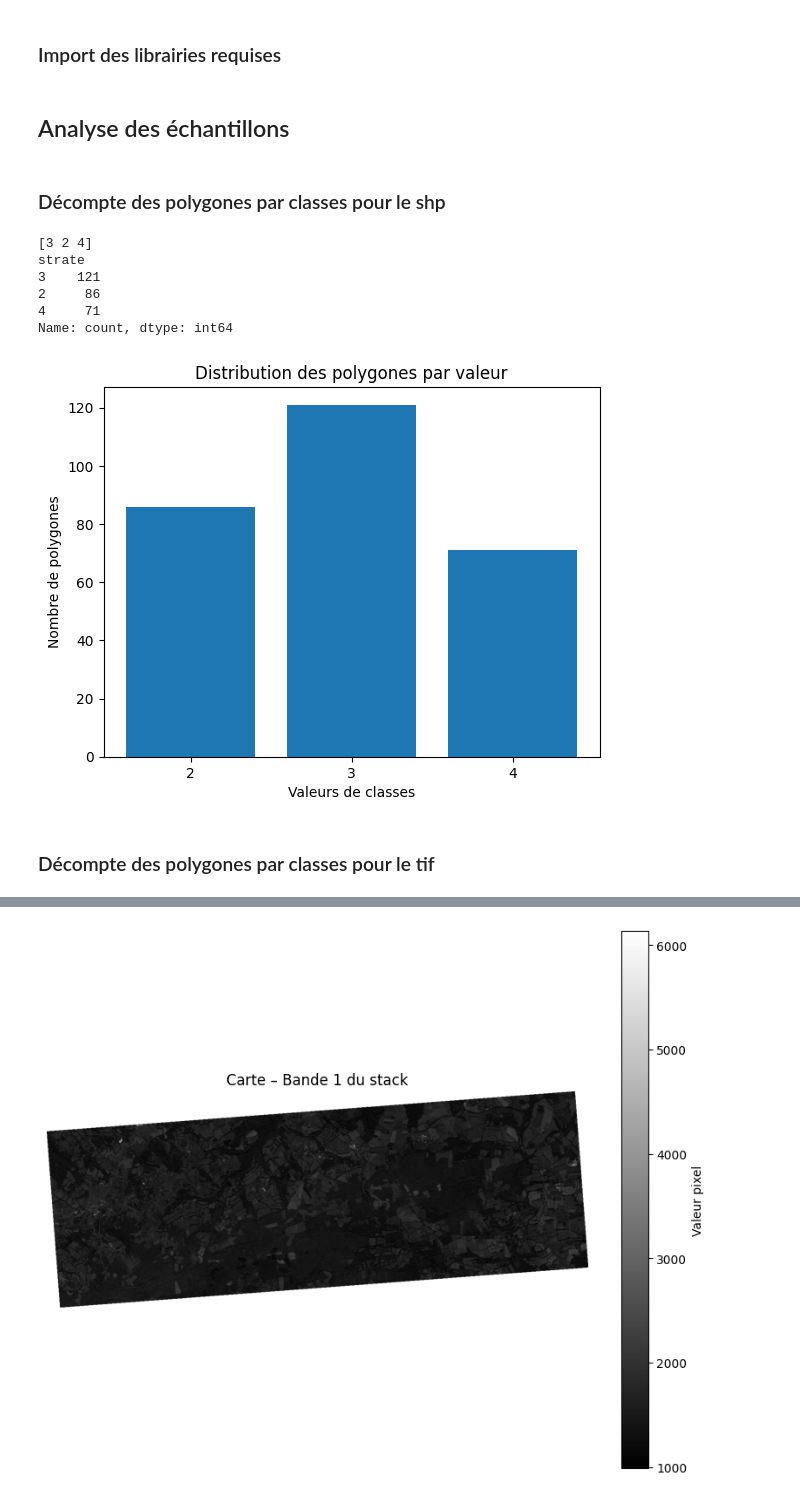
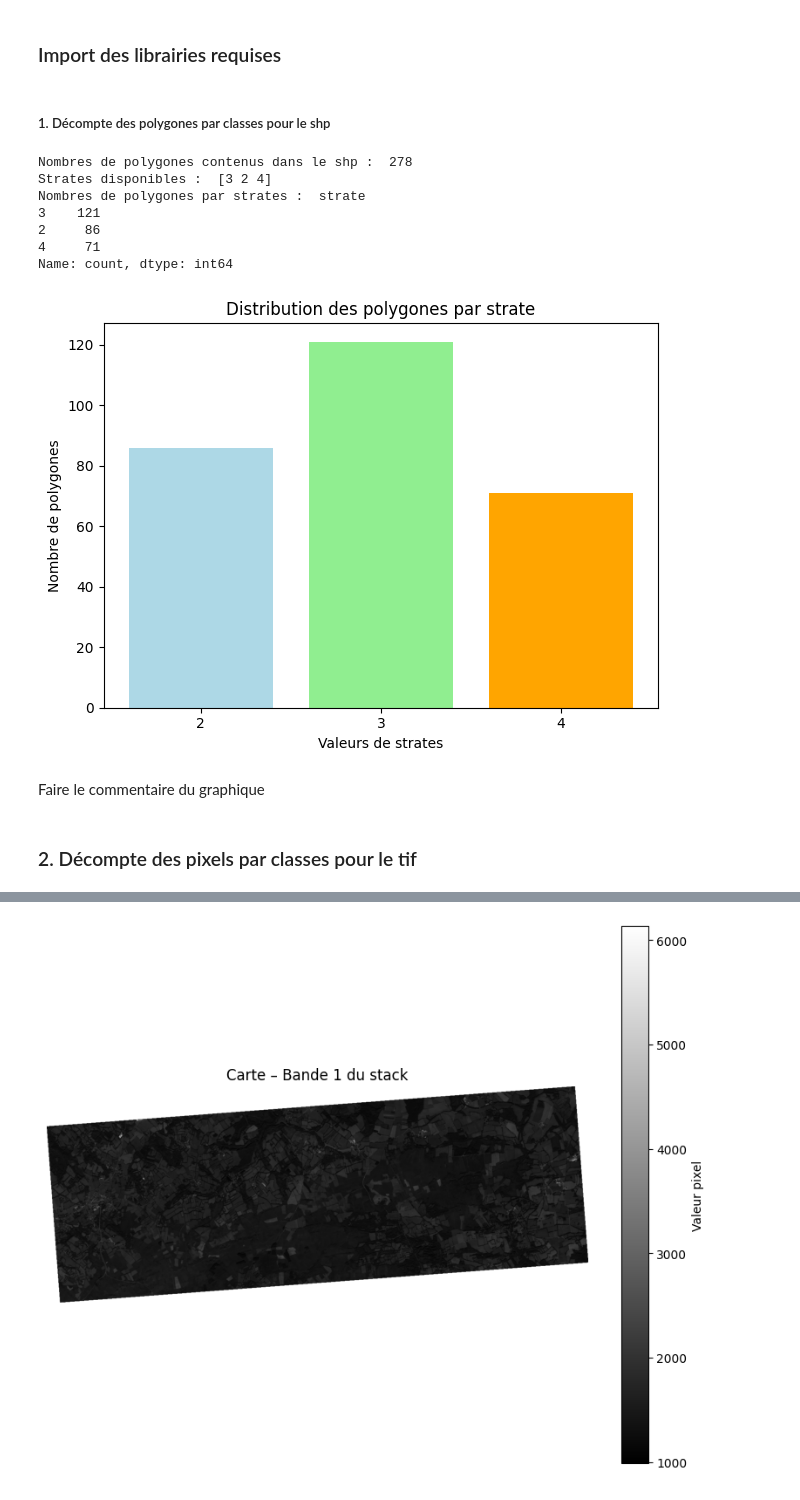
Before and after one commit to MatthieuGoubs/projet_eval_landes, a Jupyter notebook: projet_telea_GOUBERT_MATTHIEU.ipynb, the cells around one changed output, grey strips where cells are left out. Saved outputs shown, nothing was run; the diff lists cells and outputs as text; code cells hidden in the pictures.

```diff
--- a/projet_telea_GOUBERT_MATTHIEU.ipynb
+++ b/projet_telea_GOUBERT_MATTHIEU.ipynb
@@ -25,31 +35,59 @@ from libsigma.classification import rasterization
-# %% [markdown]
-## Analyse des échantillons
 # %% [markdown]
-### Décompte des polygones par classes pour le shp
+#####  1. Décompte des polygones par classes pour le shp
 # %%
-gdf = gpd.read_file("/home/onyxia/work/data/projet_eval/PI_strates_bretagne_32630.shp")
-gpf = gdf["strate"].unique()
-print(gpf)
-gbf = gdf["strate"].value_counts()
-print(gbf)
+#### Mise en place des paramètres
+
+# Variable du chemin d'accès des données
+my_folder_data = '/home/onyxia/work/data/projet_eval/'
+
+# Lectures du fichier shp et analyse des échantillons
+echant_shp = os.path.join(my_folder_data, 'PI_strates_bretagne_32630.shp')
+
+# Ouverture du shapefile
+open_echant_shp = gpd.read_file(echant_shp)
+
+# Décompte du nombre de polygones dans le fichier shp
+nb_poly_count = len(open_echant_shp)
+print("Nombres de polygones contenus dans le shp : ", nb_poly_count)
+
+# Affichage des différentes classes des strates
+nb_class_shp = open_echant_shp["strate"].unique()
+print("Strates disponibles : ", nb_class_shp)
+
+
+# Affichage de la quantité de polygones présents par strate
+nb_poly_shp = open_echant_shp["strate"].value_counts()
+print("Nombres de polygones par strates : ", nb_poly_shp)
 # %% [output]
-[3 2 4]
-strate
+Nombres de polygones contenus dans le shp :  278
+Strates disponibles :  [3 2 4]
+Nombres de polygones par strates :  strate
 3    121
 2     86
 4     71
 Name: count, dtype: int64
-# %%
-# --- Diagramme en barres ---
-plt.figure()
-plt.bar(gpf, gbf)
-plt.xlabel("Valeurs de classes")
-plt.ylabel("Nombre de polygones")
-plt.title("Distribution des polygones par valeur")
-plt.xticks(gpf)
-plt.show()
-# %% [output]
-[figure, removed]
+# %%
+#### Mise en place du diagramme en barres
+
+# Choix des couleurs
+colors = ["lightgreen", "lightblue", "orange"]
+
+# Diagramme en barres avec couleurs personnalisées
+plt.bar(nb_class_shp, nb_poly_shp, color=colors)
+
+plt.xlabel("Valeurs de strates")
+plt.ylabel("Nombre de polygones")
+plt.title("Distribution des polygones par strate")
+plt.xticks(nb_class_shp)
+plt.tight_layout()
+
+# Création, stockage et visualisation du diagramme
+plt.savefig("/home/onyxia/work/results/diag_baton_nb_poly_by_class.png", dpi=300)  # nom du fichier et résolution
+plt.show()
+# %% [output]
+[figure, added]
+# %% [markdown]
+Faire le commentaire du graphique
 # %% [markdown]
-### Décompte des polygones par classes pour le tif
+### 2. Décompte des pixels par classes pour le tif
 # %%
```
Also changed, not shown: parts of 32 cells of this notebook, 1 other file.
